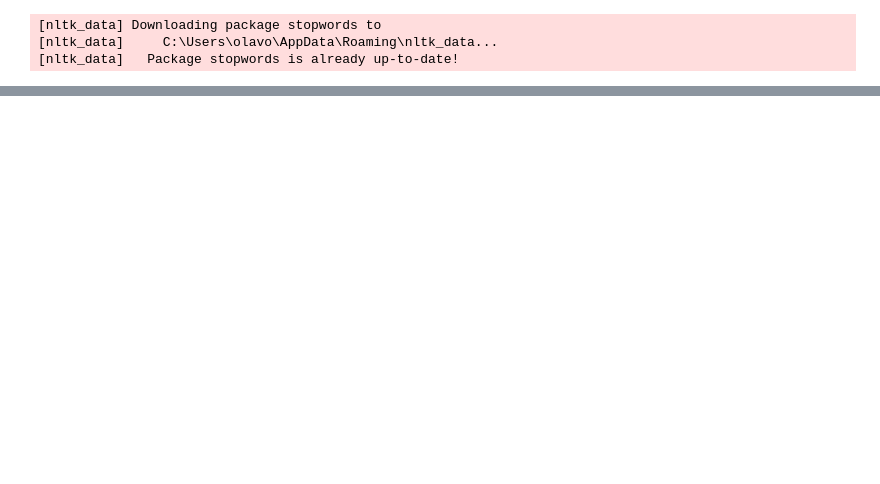
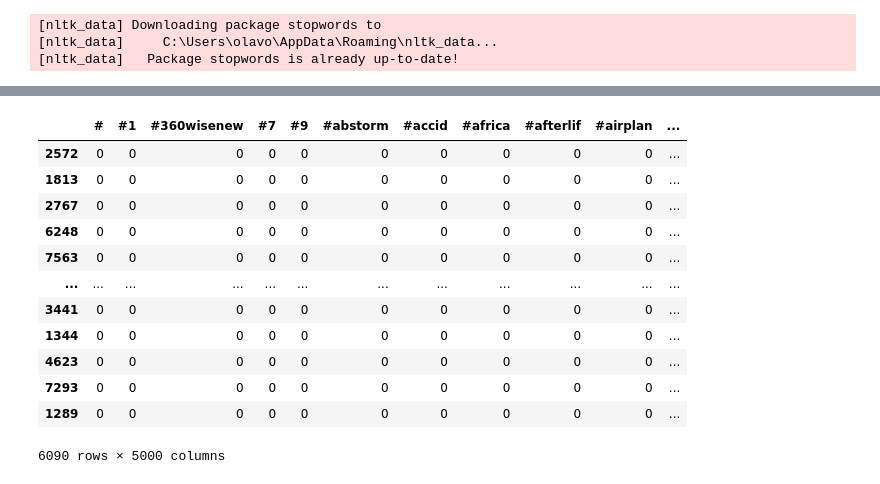
Before and after one commit to olavosamp/kaggle-real-or-not, a Jupyter notebook: data_exploration.ipynb, the cells around one changed output, grey strips where cells are left out. Saved outputs shown, nothing was run; the diff lists cells and outputs as text; code cells hidden in the pictures; blank space fills up the shorter version.

Commit message:
doc: add create_dataset to notebook

```diff
--- a/data_exploration.ipynb
+++ b/data_exploration.ipynb
@@ -246,0 +205,9 @@ vectorizer.fit_transform(train_proc['text'])
+# %%
+from libs.dataset import create_dataset
+
+seed                 = 10
+train_path           = Path(commons.dataset_path) / "train.csv"
+test_path            = Path(commons.dataset_path) / "test.csv"
+
+# Create train and validation datasets and save to file
+train_x, val_x, train_y, val_y = create_dataset(train_path, test_path, seed=seed)
@@ -246,0 +222,16 @@ vectorizer.fit_transform(train_proc['text'])
+# %%
+train_x
+# %% [output]
+|  | # | #1 | #360wisenew | #7 | #9 | #abstorm | #accid | #africa | #afterlif | #airplan | ... |
+| 2572 | 0 | 0 | 0 | 0 | 0 | 0 | 0 | 0 | 0 | 0 | ... |
+| 1813 | 0 | 0 | 0 | 0 | 0 | 0 | 0 | 0 | 0 | 0 | ... |
+| 2767 | 0 | 0 | 0 | 0 | 0 | 0 | 0 | 0 | 0 | 0 | ... |
+| 6248 | 0 | 0 | 0 | 0 | 0 | 0 | 0 | 0 | 0 | 0 | ... |
+| 7563 | 0 | 0 | 0 | 0 | 0 | 0 | 0 | 0 | 0 | 0 | ... |
+| ... | ... | ... | ... | ... | ... | ... | ... | ... | ... | ... | ... |
+| 3441 | 0 | 0 | 0 | 0 | 0 | 0 | 0 | 0 | 0 | 0 | ... |
+| 1344 | 0 | 0 | 0 | 0 | 0 | 0 | 0 | 0 | 0 | 0 | ... |
+| 4623 | 0 | 0 | 0 | 0 | 0 | 0 | 0 | 0 | 0 | 0 | ... |
+| 7293 | 0 | 0 | 0 | 0 | 0 | 0 | 0 | 0 | 0 | 0 | ... |
+| 1289 | 0 | 0 | 0 | 0 | 0 | 0 | 0 | 0 | 0 | 0 | ... |
+6090 rows × 5000 columns
```
Also changed, not shown: parts of 18 cells of this notebook.
